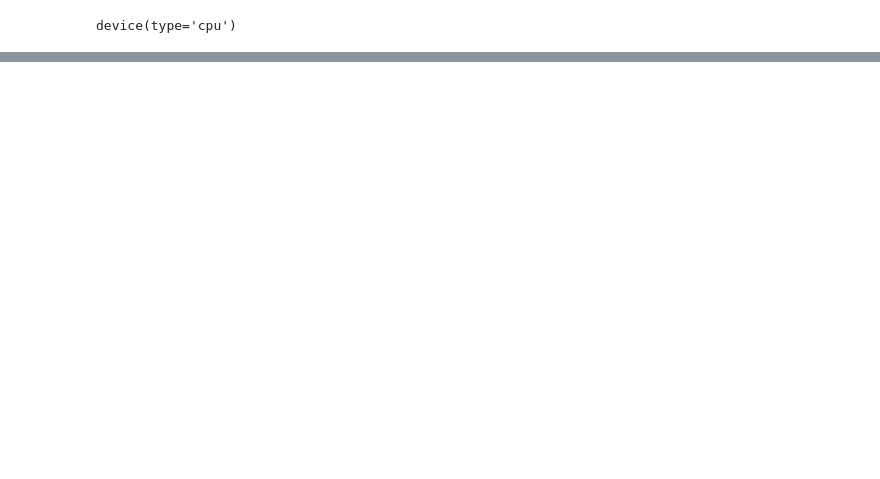
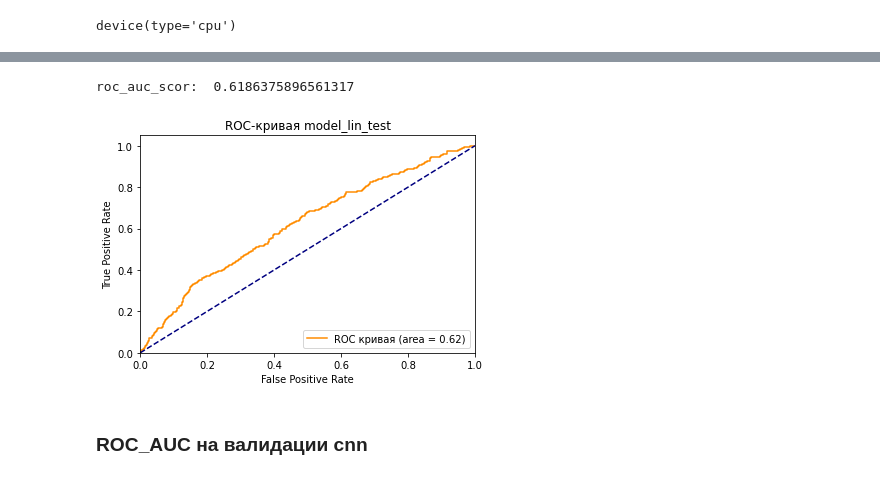
Before and after one commit to Ni-oS/GAN-bacteries, a Jupyter notebook: biN.ipynb, the cells around one changed output, grey strips where cells are left out. Cells and saved outputs as stored; diff of their text form; code cells hidden in the pictures; blank space fills up the shorter version.

```diff
--- a/biN.ipynb
+++ b/biN.ipynb
@@ -559,0 +791,11 @@ df.tail(20)
+# %%
+oracle = dict(test_df[['seq','binary']].values)
+
+df2 = quick_seq_pred(model_lin, oracle.keys(), oracle)
+# %%
+graph_roc(df2,"model_lin_test")
+# %% [output]
+roc_auc_scor:  0.6186375896561317
+[figure, added]
+# %% [markdown]
+### ROC_AUC на валидации cnn
```
Also changed, not shown: parts of 65 cells of this notebook.
